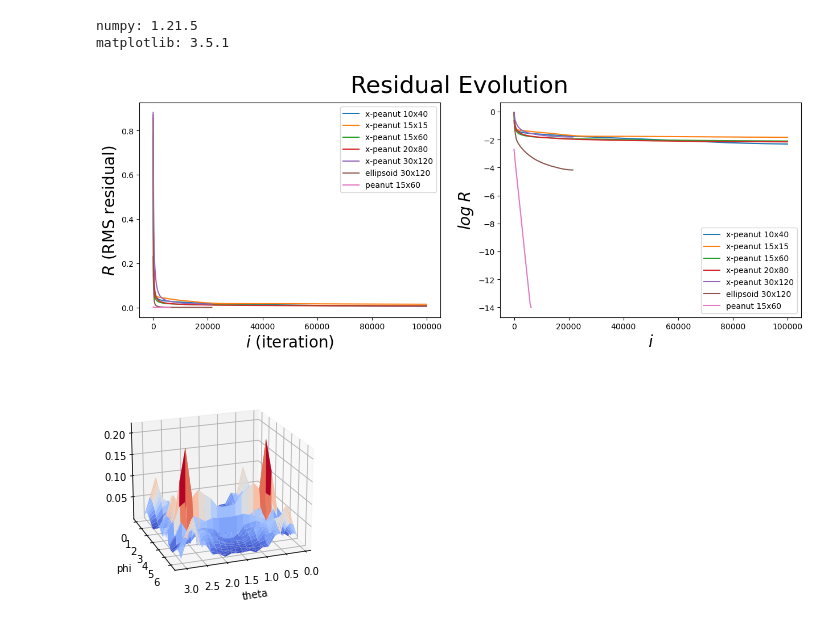
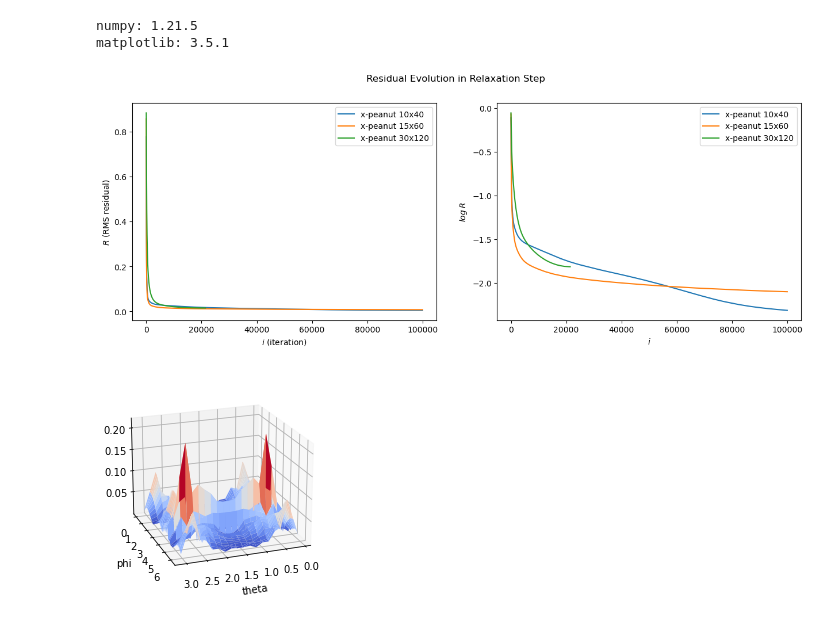
Before and after one commit to iago-mendes/eucled, a Jupyter notebook: src/exercises/08-embedding/assets/plots.ipynb, the cells around one changed output. Cells and saved outputs as stored; diff of their text form; code cells hidden in the pictures.

```diff
--- a/src/exercises/08-embedding/assets/plots.ipynb
+++ b/src/exercises/08-embedding/assets/plots.ipynb
@@ -27,53 +27,60 @@ entries = [
 	# [np.genfromtxt('residuals_ellipsoid_30x120_old.csv', delimiter=','), '30x120 old'],
 	# [np.genfromtxt('residuals_ellipsoid_35x140_old.csv', delimiter=','), '35x140 old'],
 	# [np.genfromtxt('residuals_ellipsoid_40x160_old.csv', delimiter=','), '40x160 old'],
-	[np.genfromtxt('residuals_numerical_10x40.csv', delimiter=','), 'x-peanut 10x40'],
-	[np.genfromtxt('residuals_numerical_15x15.csv', delimiter=','), 'x-peanut 15x15'],
-	[np.genfromtxt('residuals_numerical_15x60.csv', delimiter=','), 'x-peanut 15x60'],
-	[np.genfromtxt('residuals_numerical_20x80.csv', delimiter=','), 'x-peanut 20x80'],
-	[np.genfromtxt('residuals_numerical_30x120.csv', delimiter=','), 'x-peanut 30x120'],
-	[np.genfromtxt('residuals_ellipsoid_30x120_euler.csv', delimiter=','), 'ellipsoid 30x120'],
-	[np.genfromtxt('residuals_peanut_15x60.csv', delimiter=','), 'peanut 15x60'],
+	# [np.genfromtxt('residuals_numerical_10x40.csv', delimiter=','), 'x-peanut 10x40'],
+	# [np.genfromtxt('residuals_numerical_15x15.csv', delimiter=','), 'x-peanut 15x15'],
+	# [np.genfromtxt('residuals_numerical_15x60.csv', delimiter=','), 'x-peanut 15x60'],
+	# [np.genfromtxt('residuals_numerical_20x80.csv', delimiter=','), 'x-peanut 20x80'],
+	# [np.genfromtxt('residuals_numerical_30x120.csv', delimiter=','), 'x-peanut 30x120'],
+	# [np.genfromtxt('residuals_ellipsoid_30x120_euler.csv', delimiter=','), 'ellipsoid 30x120'],
+	# [np.genfromtxt('residuals_peanut_15x60.csv', delimiter=','), 'z-peanut 15x60'],
+	# [np.genfromtxt('residuals_peanut_20x80.csv', delimiter=','), 'z-peanut 20x80'],
+	# [np.genfromtxt('residuals_peanut_30x120.csv', delimiter=','), 'z-peanut 30x120'],
+	# [np.genfromtxt('residuals_dented_15x60.csv', delimiter=','), 'dented sphere 15x60'],
+	# [np.genfromtxt('residuals_dented_30x120.csv', delimiter=','), 'dented sphere 30x120'],
+	# [np.genfromtxt('residuals_horizon_15x60.csv', delimiter=','), 'event horizon 15x60'],
+	# [np.genfromtxt('residuals_horizon_30x120.csv', delimiter=','), 'event horizon 30x120'],
+	# [np.genfromtxt('residuals_ellipsoid_15x60.csv', delimiter=','), 'ellipsoid 15x60'],
+	# [np.genfromtxt('residuals_ellipsoid_30x120.csv', delimiter=','), 'ellipsoid 30x120'],
+	# [np.genfromtxt('residuals_numerical_10x40.csv', delimiter=','), 'x-peanut 10x40'],
+	[np.genfromtxt('residuals_numerical_10x40_fixed.csv', delimiter=','), 'x-peanut 10x40'],
+	[np.genfromtxt('residuals_numerical_15x60_fixed.csv', delimiter=','), 'x-peanut 15x60'],
+	[np.genfromtxt('residuals_numerical_30x120_fixed.csv', delimiter=','), 'x-peanut 30x120'],
 ]
 
 
 for entry in entries:
 	i_values = entry[0][:,0]
 	residuals = entry[0][:,1]
 	# log_i_values = []
 	log_residuals = []
 
 	label = entry[1]
 
 	# for i in i_values:
 	# 	log_i_values.append(np.log(i) / np.log(10))
 
 	for residual in residuals:
 		log_residuals.append(np.log(residual) / np.log(10))
 
 	ax1.plot(i_values, residuals, label = label)
 	ax1.set(xlabel='$i$ (iteration)', ylabel='$R$ (RMS residual)')
 
 
 	ax2.plot(i_values, log_residuals, label = label)
 	ax2.set(xlabel='$i$', ylabel='$log \; R$')
 	# ax2.plot(log_i_values, log_residuals)
 	# ax2.set(xlabel='$\log \; i$', ylabel='$\log \; R$')
 
-ax1.xaxis.label.set_fontsize(20)
-ax1.yaxis.label.set_fontsize(20)
-ax2.xaxis.label.set_fontsize(20)
-ax2.yaxis.label.set_fontsize(20)
-
-fig.suptitle('Residual Evolution', fontsize=30)
+fig.suptitle('Residual Evolution in Relaxation Step')
 fig.set_size_inches(15, 5, forward=True)
 fig.set_dpi(100)
 
 ax1.legend()
 ax2.legend()
 plt.show()
 # %% [output]
-[figure, old version]
+[figure, new version]
 # %%
 # RESIDUAL DISTRIBUTION ANIMATION
 
```
Also changed, not shown: parts of 1 cell of this notebook, 4 other files.
